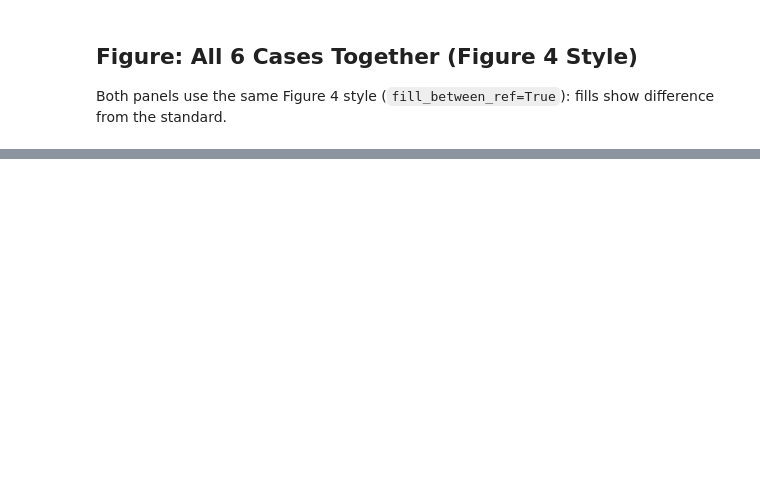
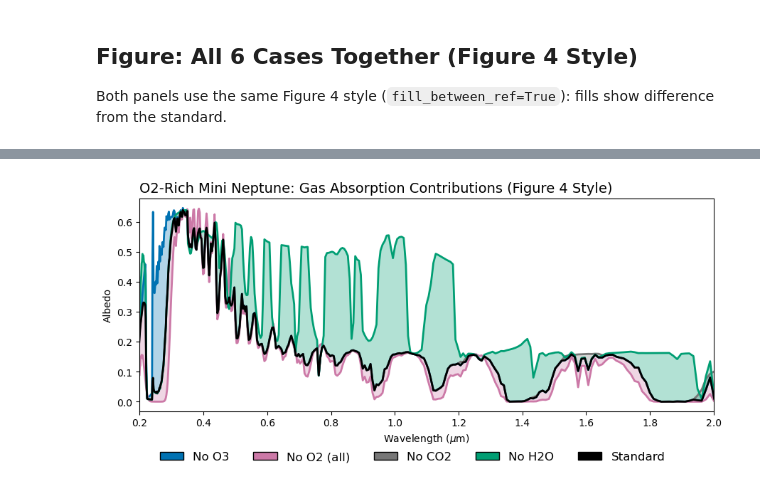
Before and after one commit to ElizabethP712/MiniNeptuneGrid26_PostBac, a Jupyter notebook: W28_O2_ExcludeOpacityAnalysis.ipynb, the cells around one changed output, grey strips where cells are left out. Cells and saved outputs as stored; diff of their text form; code cells hidden in the pictures; blank space fills up the shorter version.

```diff
--- a/W28_O2_ExcludeOpacityAnalysis.ipynb
+++ b/W28_O2_ExcludeOpacityAnalysis.ipynb
@@ -288,0 +299,40 @@ plt.show()
+# %%
+# Load remaining gas exclusion cases for context comparison
+c2_noO3  = load_pkl('data/RLS_results/RLS_O2Rich_MiniNep_noO3_cld0.5.pkl')
+c2_noCO2 = load_pkl('data/RLS_results/RLS_O2Rich_MiniNep_noCO2_cld0.5.pkl')
+c2_noH2O = load_pkl('data/RLS_results/RLS_O2Rich_MiniNep_noH2O_cld0.5.pkl')
+# %%
+# Gas absorption context: Figure 4 style (matches W28_PaperResults_Figures.ipynb cell 47)
+# Order: noO3, noO2, noCO2, noH2O, standard — fills show each molecule's contribution
+_colors_gas = ["#0072B2", "#CC79A7", "#777777", "#009E73", "#000000"]
+
+wno_gas = [c2_noO3['wno'], c2_noO2['wno'], c2_noCO2['wno'], c2_noH2O['wno'], c2_standard['wno']]
+alb_gas = [c2_noO3['alb'], c2_noO2['alb'], c2_noCO2['alb'], c2_noH2O['alb'], c2_standard['alb']]
+labels_gas = ['No O3', 'No O2 (all)', 'No CO2', 'No H2O', 'Standard']
+
+fig, ax = plt.subplots(1, 1, figsize=(9, 4))
+
+plot_reflected_spectrum_final(
+    wno=wno_gas,
+    alb=alb_gas,
+    inputs=[None]*5,
+    legend_label=labels_gas,
+    ax1=ax,
+    fill_indices=[0, 1, 2, 3],
+    fill_between_ref=True,
+    fill_ref_index=4,
+    colors=_colors_gas,
+    show_legend=False,
+    show_xlabel=True,
+)
+
+ax.set_title("O2-Rich Mini Neptune: Gas Absorption Contributions (Figure 4 Style)", loc='left', fontsize=14)
+
+handles = [Patch(facecolor=_colors_gas[i], edgecolor='black', label=labels_gas[i]) for i in range(5)]
+fig.legend(handles=handles, loc='lower center', ncol=5, frameon=False,
+           bbox_to_anchor=(0.5, -0.06), fontsize=12)
+
+plt.tight_layout()
+plt.show()
+# %% [output]
+[figure, added]
```
Also changed, not shown: parts of 6 cells of this notebook, 5 other files.
